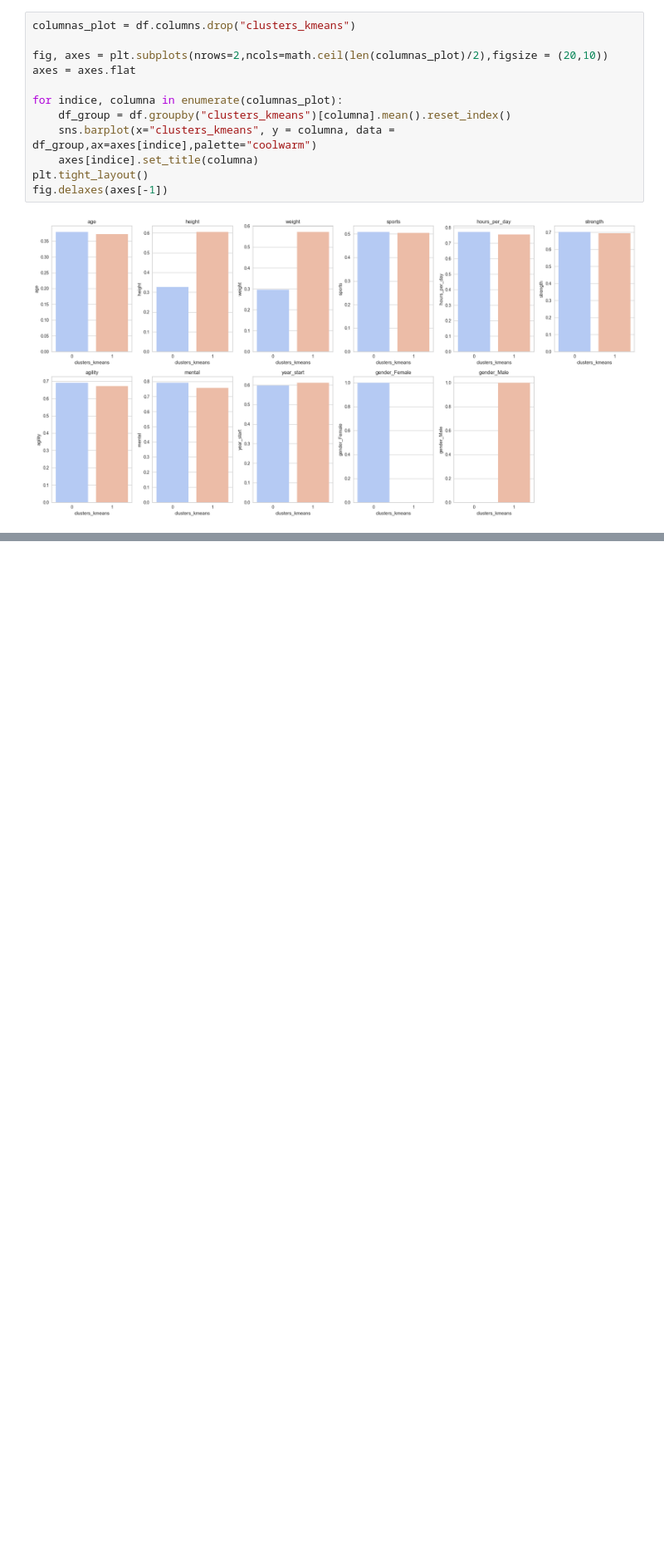
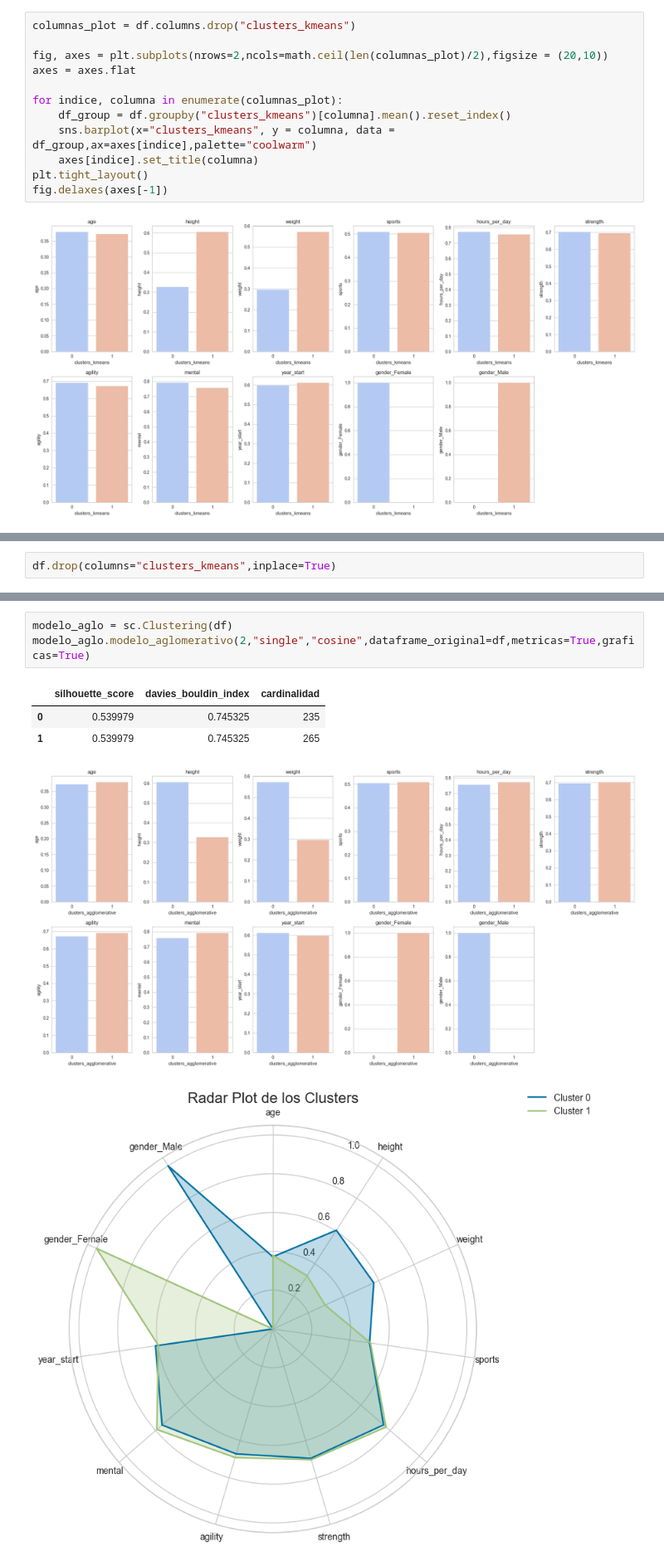
Before and after one commit to apelsito/laboratorio-modulo9-clustering, a Jupyter notebook: jupyter/Modelo 3/laboratorio-clustering.ipynb, the cells around one changed output, grey strips where cells are left out. Shown at 83% size. Drawn from its saved outputs; the diff is of its cells as text; blank space fills up the shorter version.

```diff
--- a/jupyter/Modelo 3/laboratorio-clustering.ipynb
+++ b/jupyter/Modelo 3/laboratorio-clustering.ipynb
@@ -403,0 +450,2 @@ fig.delaxes(axes[-1])
+# %%
+df.drop(columns="clusters_kmeans",inplace=True)
@@ -403,0 +477,9 @@ fig.delaxes(axes[-1])
+# %%
+modelo_aglo = sc.Clustering(df)
+modelo_aglo.modelo_aglomerativo(2,"single","cosine",dataframe_original=df,metricas=True,graficas=True)
+# %% [output]
+|  | silhouette_score | davies_bouldin_index | cardinalidad |
+| 0 | 0.539979 | 0.745325 | 235 |
+| 1 | 0.539979 | 0.745325 | 265 |
+[figure, added]
+[figure, added]
```
Also changed, not shown: parts of 22 cells of this notebook, 2 other files.
